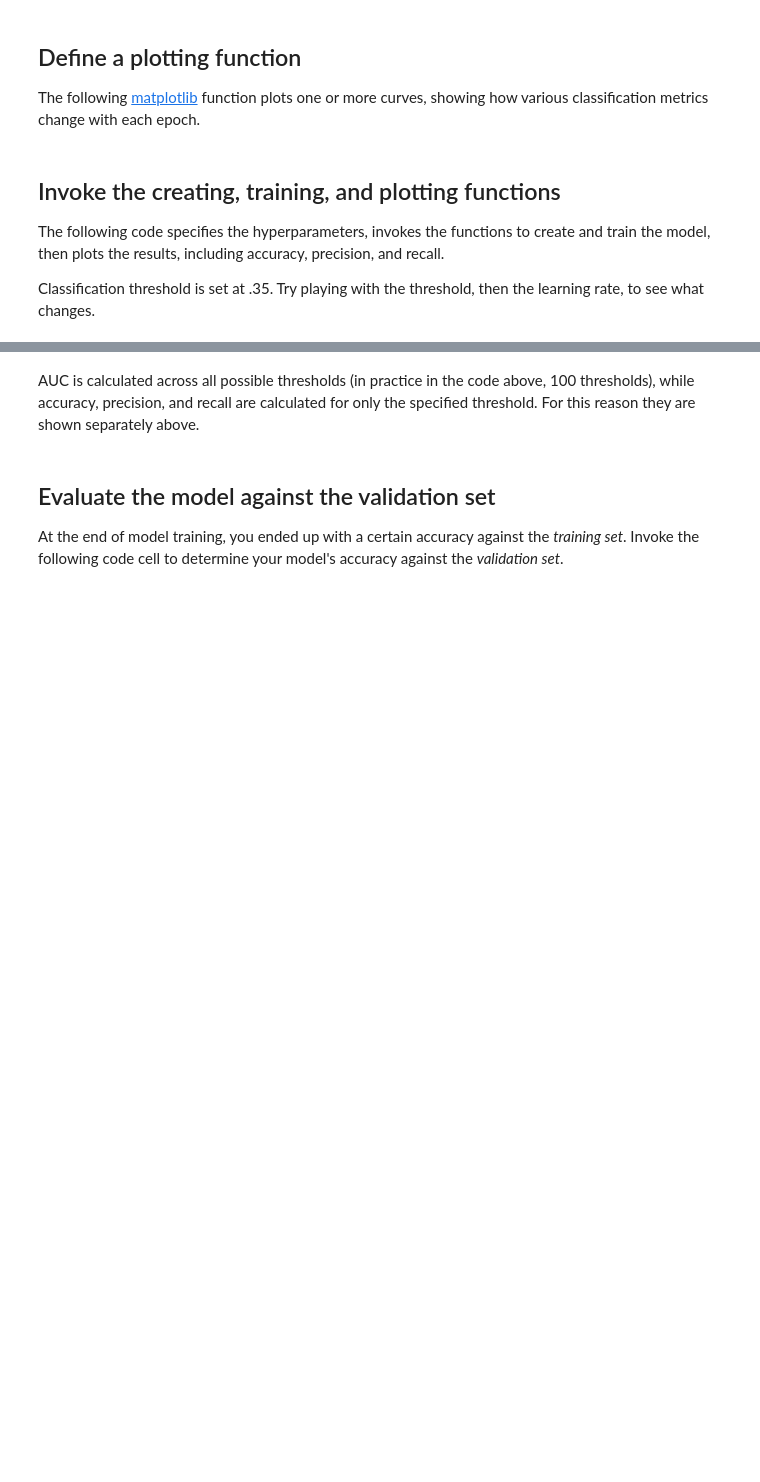
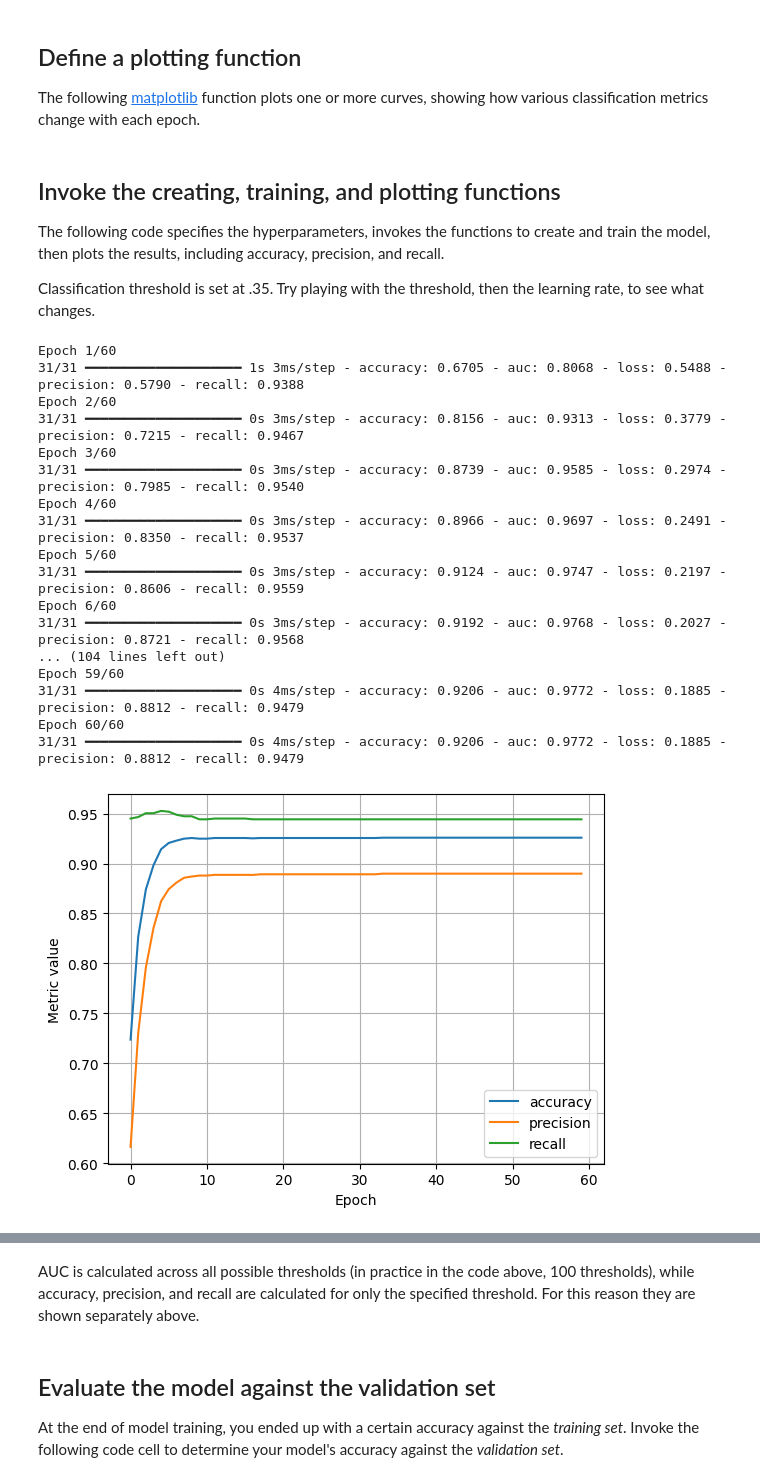
Before and after one commit to Nandhan-rao9/ml_learn, a Jupyter notebook: ml/cc/exercises/binary_classification_rice.ipynb, the cells around one changed output, grey strips where cells are left out. Cells and saved outputs as stored; diff of their text form; code cells hidden in the pictures; blank space fills up the shorter version.

```diff
--- a/ml/cc/exercises/binary_classification_rice.ipynb
+++ b/ml/cc/exercises/binary_classification_rice.ipynb
@@ -382,34 +437,53 @@ Classification threshold is set at .35. Try playing with the threshold, then the
 # %%
 # Let's define our first experiment settings.
 settings = ml_edu.experiment.ExperimentSettings(
-    learning_rate=0.001,
+    learning_rate=0.01,
     number_epochs=60,
     batch_size=100,
     classification_threshold=0.35,
     input_features=input_features,
 )
 
 metrics = [
     keras.metrics.BinaryAccuracy(
         name='accuracy', threshold=settings.classification_threshold
     ),
     keras.metrics.Precision(
         name='precision', thresholds=settings.classification_threshold
     ),
     keras.metrics.Recall(
         name='recall', thresholds=settings.classification_threshold
     ),
     keras.metrics.AUC(num_thresholds=100, name='auc'),
 ]
 
 # Establish the model's topography.
 model = create_model(settings, metrics)
 
 # Train the model on the training set.
 experiment = train_model(
     'baseline', model, train_features, train_labels, settings
 )
 
 # Plot metrics vs. epochs
 ml_edu.results.plot_experiment_metrics(experiment, ['accuracy', 'precision', 'recall'])
 ml_edu.results.plot_experiment_metrics(experiment, ['auc'])
+# %% [output]
+Epoch 1/60
+31/31 ━━━━━━━━━━━━━━━━━━━━ 1s 3ms/step - accuracy: 0.6705 - auc: 0.8068 - loss: 0.5488 - precision: 0.5790 - recall: 0.9388
+Epoch 2/60
+31/31 ━━━━━━━━━━━━━━━━━━━━ 0s 3ms/step - accuracy: 0.8156 - auc: 0.9313 - loss: 0.3779 - precision: 0.7215 - recall: 0.9467
+Epoch 3/60
+31/31 ━━━━━━━━━━━━━━━━━━━━ 0s 3ms/step - accuracy: 0.8739 - auc: 0.9585 - loss: 0.2974 - precision: 0.7985 - recall: 0.9540
+Epoch 4/60
+31/31 ━━━━━━━━━━━━━━━━━━━━ 0s 3ms/step - accuracy: 0.8966 - auc: 0.9697 - loss: 0.2491 - precision: 0.8350 - recall: 0.9537
+Epoch 5/60
+31/31 ━━━━━━━━━━━━━━━━━━━━ 0s 3ms/step - accuracy: 0.9124 - auc: 0.9747 - loss: 0.2197 - precision: 0.8606 - recall: 0.9559
+Epoch 6/60
+31/31 ━━━━━━━━━━━━━━━━━━━━ 0s 3ms/step - accuracy: 0.9192 - auc: 0.9768 - loss: 0.2027 - precision: 0.8721 - recall: 0.9568
+... (104 lines left out)
+Epoch 59/60
+31/31 ━━━━━━━━━━━━━━━━━━━━ 0s 4ms/step - accuracy: 0.9206 - auc: 0.9772 - loss: 0.1885 - precision: 0.8812 - recall: 0.9479
+Epoch 60/60
+31/31 ━━━━━━━━━━━━━━━━━━━━ 0s 4ms/step - accuracy: 0.9206 - auc: 0.9772 - loss: 0.1885 - precision: 0.8812 - recall: 0.9479
+[figure, added]
```
Also changed, not shown: parts of 13 cells of this notebook.
